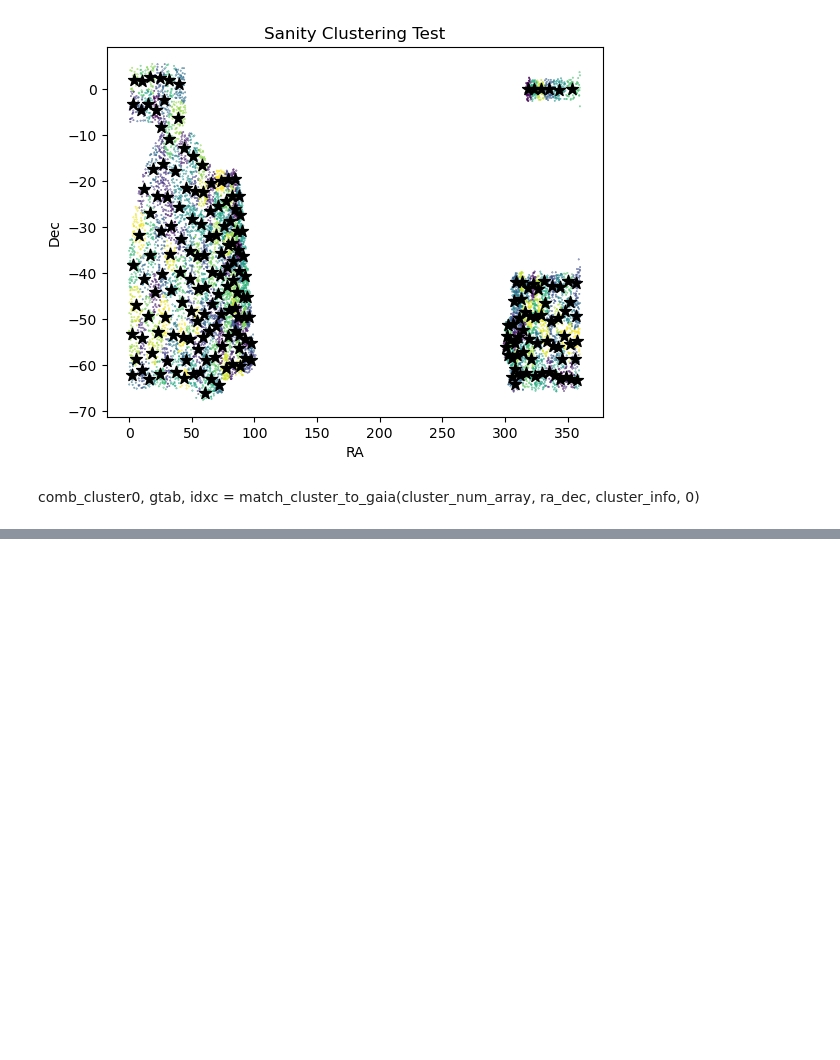
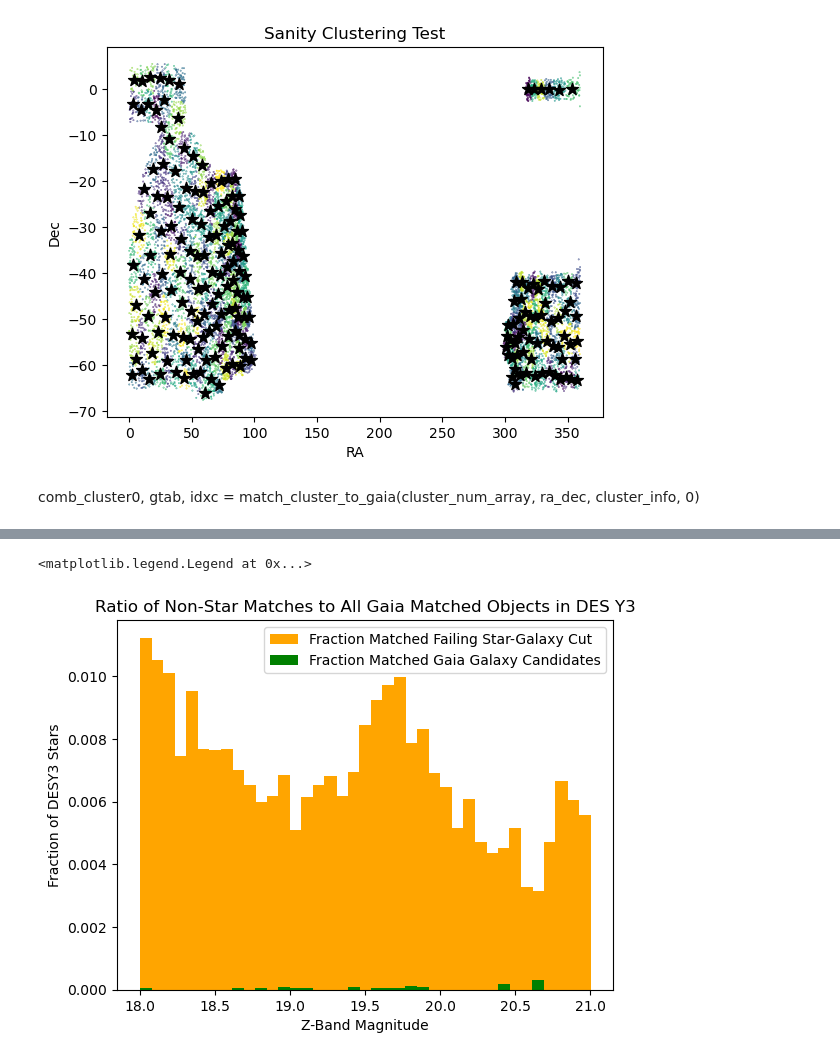
Before and after one commit to ShrihanSolo/gaia_psf_match, a Jupyter notebook: DESY3_PSF_A.ipynb, the cells around one changed output, grey strips where cells are left out. Cells and saved outputs as stored; diff of their text form; code cells hidden in the pictures; blank space fills up the shorter version.

Commit message:
finidhed z band

```diff
--- a/DESY3_PSF_A.ipynb
+++ b/DESY3_PSF_A.ipynb
@@ -417,0 +424,20 @@ plt.legend()
+# %%
+# Make a histogram using np.histogram
+
+# Define the bins
+bins = np.linspace(18, 21, 40)
+all_match = np.histogram(master_comb_df["mag0"][match_idx], bins = bins)
+galaxy_match = np.histogram(master_comb_df["mag0"][match_idx][master_comb_df[match_idx]["in_galaxy_candidates"] == True], bins = bins)
+failed_star_galaxy_cut = np.histogram(master_comb_df["mag0"][match_idx][master_comb_df[match_idx]["is_star"] == False], bins = bins)
+
+mid = lambda x: x[:-1] + np.diff(x)/2
+
+plt.bar(mid(failed_star_galaxy_cut[1]), failed_star_galaxy_cut[0] / all_match[0], label = "Fraction Matched Failing Star-Galaxy Cut",color = "orange", width=0.08)
+plt.bar(mid(galaxy_match[1]), galaxy_match[0] / all_match[0], label = "Fraction Matched Gaia Galaxy Candidates",color = "green", width=0.08)
+plt.title("Ratio of Non-Star Matches to All Gaia Matched Objects in DES Y3")
+plt.xlabel("Z-Band Magnitude")
+plt.ylabel("Fraction of DESY3 Stars")
+plt.legend()
+# %% [output]
+<matplotlib.legend.Legend at 0x...>
+[figure, added]
```
Also changed, not shown: parts of 12 cells of this notebook.
